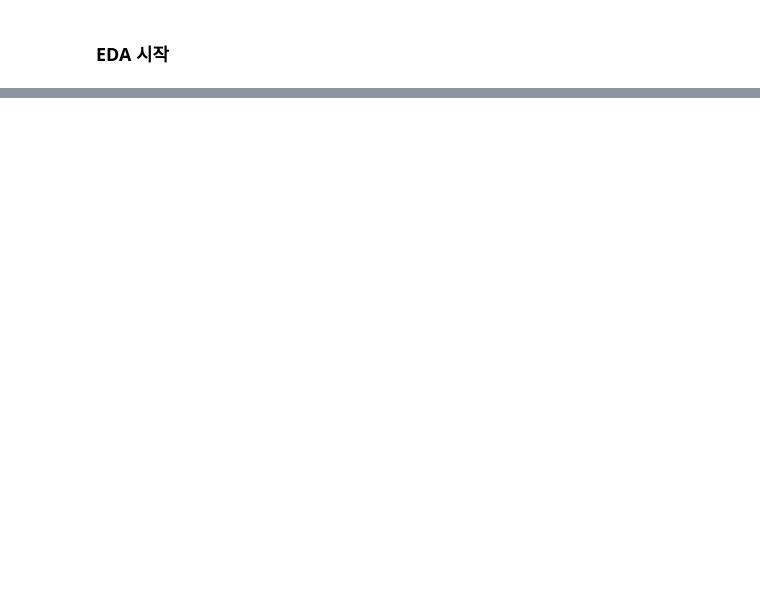
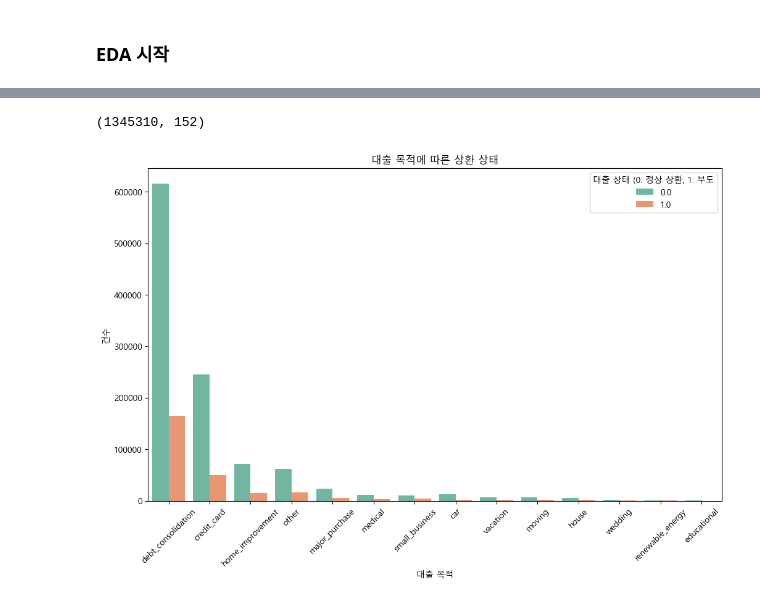
Before and after one commit to gywns7507/second_project, a Jupyter notebook: Heesang.ipynb, the cells around one changed output, grey strips where cells are left out. Drawn from its saved outputs; the diff is of its cells as text; code cells hidden in the pictures; blank space fills up the shorter version.

```diff
--- a/Heesang.ipynb
+++ b/Heesang.ipynb
@@ -290,0 +230,14 @@ X_train, y_train, X_test, y_test =
+# %%
+# loan_status 이진 분류
+# 0: Fully Paid (정상 상환)
+# 1: Charged Off (부도)
+
+mapping = {
+    'Fully Paid': 0,
+    'Charged Off': 1,
+    'Defult': 1,
+}
+
+eda1['loan_status_binary'] = eda1['loan_status'].map(mapping)
+pre1 = eda1[eda1['loan_status_binary'].notna()]
+display(pre1[['loan_status', 'loan_status_binary']].head())
@@ -290,0 +251,4 @@ X_train, y_train, X_test, y_test =
+# %%
+pre1.shape
+# %% [output]
+(1345310, 152)
@@ -290,0 +263,12 @@ X_train, y_train, X_test, y_test =
+# %%
+# 대출 목적에 따른 상환 상태 막대그래프
+plt.figure(figsize=(12,7))
+sns.countplot(data=eda1, x='purpose', hue='loan_status_binary', palette='Set2', order=eda1['purpose'].value_counts().index)
+plt.title('대출 목적에 따른 상환 상태')
+plt.xlabel('대출 목적')
+plt.ylabel('건수')
+plt.xticks(rotation=45)
+plt.legend(title='대출 상태 (0: 정상 상환, 1: 부도')
+plt.show()
+# %% [output]
+[figure, added]
```
Also changed, not shown: parts of 48 cells of this notebook.
